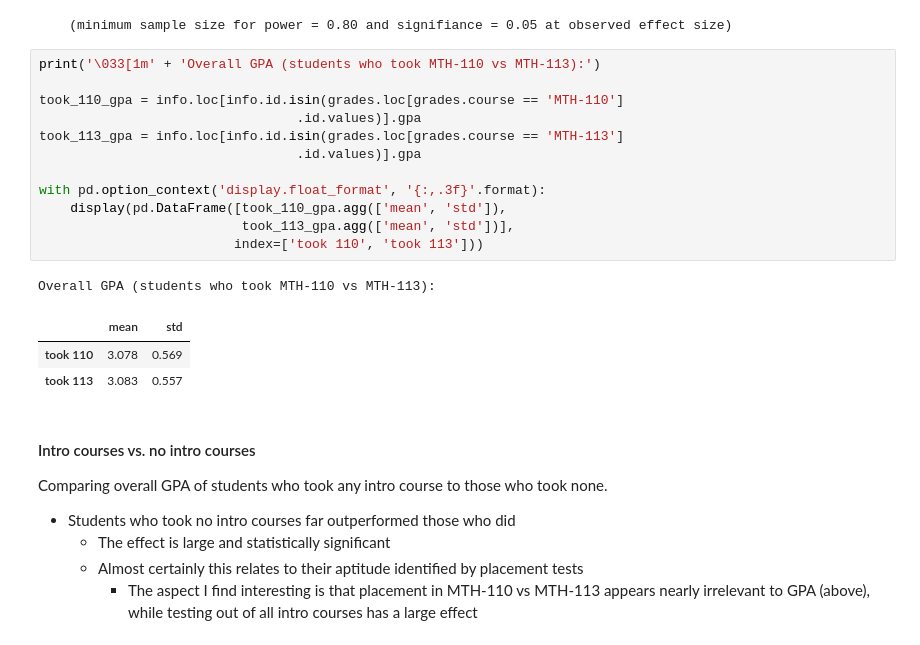
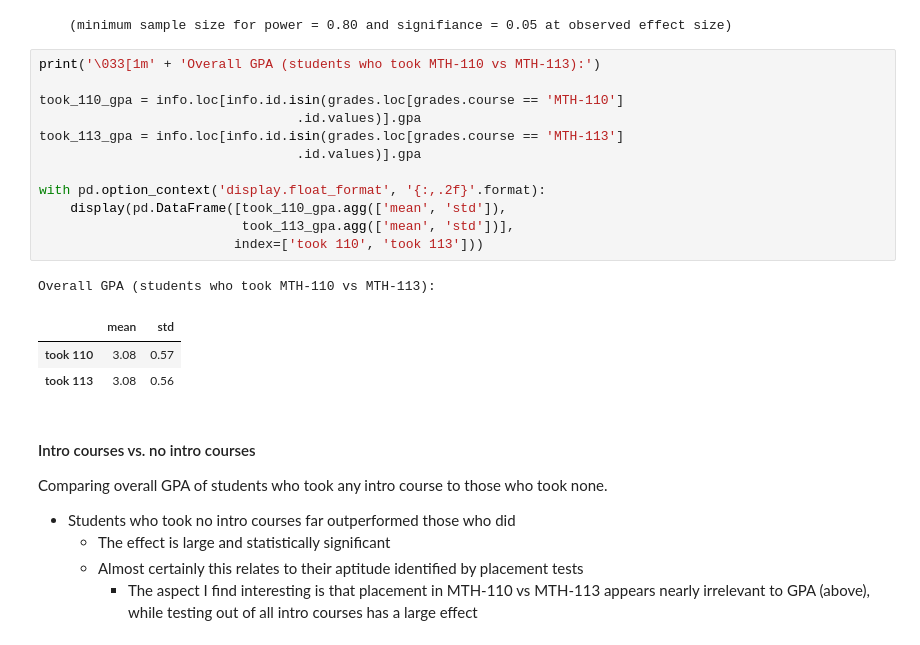
Before and after one commit to pmgasper/union_students, a Jupyter notebook: nb04_hypothesis_testing.ipynb, the cells around one changed output. Saved outputs shown, nothing was run; the diff lists cells and outputs as text.

```diff
--- a/nb04_hypothesis_testing.ipynb
+++ b/nb04_hypothesis_testing.ipynb
@@ -187,20 +187,20 @@ Sample size power analysis:
 # %%
 print('\033[1m' + 'Overall GPA (students who took MTH-110 vs MTH-113):')
 
 took_110_gpa = info.loc[info.id.isin(grades.loc[grades.course == 'MTH-110']
                                  .id.values)].gpa
 took_113_gpa = info.loc[info.id.isin(grades.loc[grades.course == 'MTH-113']
                                  .id.values)].gpa
 
-with pd.option_context('display.float_format', '{:,.3f}'.format):
+with pd.option_context('display.float_format', '{:,.2f}'.format):
     display(pd.DataFrame([took_110_gpa.agg(['mean', 'std']),
                           took_113_gpa.agg(['mean', 'std'])],
                          index=['took 110', 'took 113']))
 # %% [output]
 Overall GPA (students who took MTH-110 vs MTH-113):
 |  | mean | std |
-| took 110 | 3.078 | 0.569 |
-| took 113 | 3.083 | 0.557 |
+| took 110 | 3.08 | 0.57 |
+| took 113 | 3.08 | 0.56 |
 # %% [markdown]
 #### Intro courses vs. no intro courses
 
```
Also changed, not shown: parts of 5 cells of this notebook, 1 other file.
